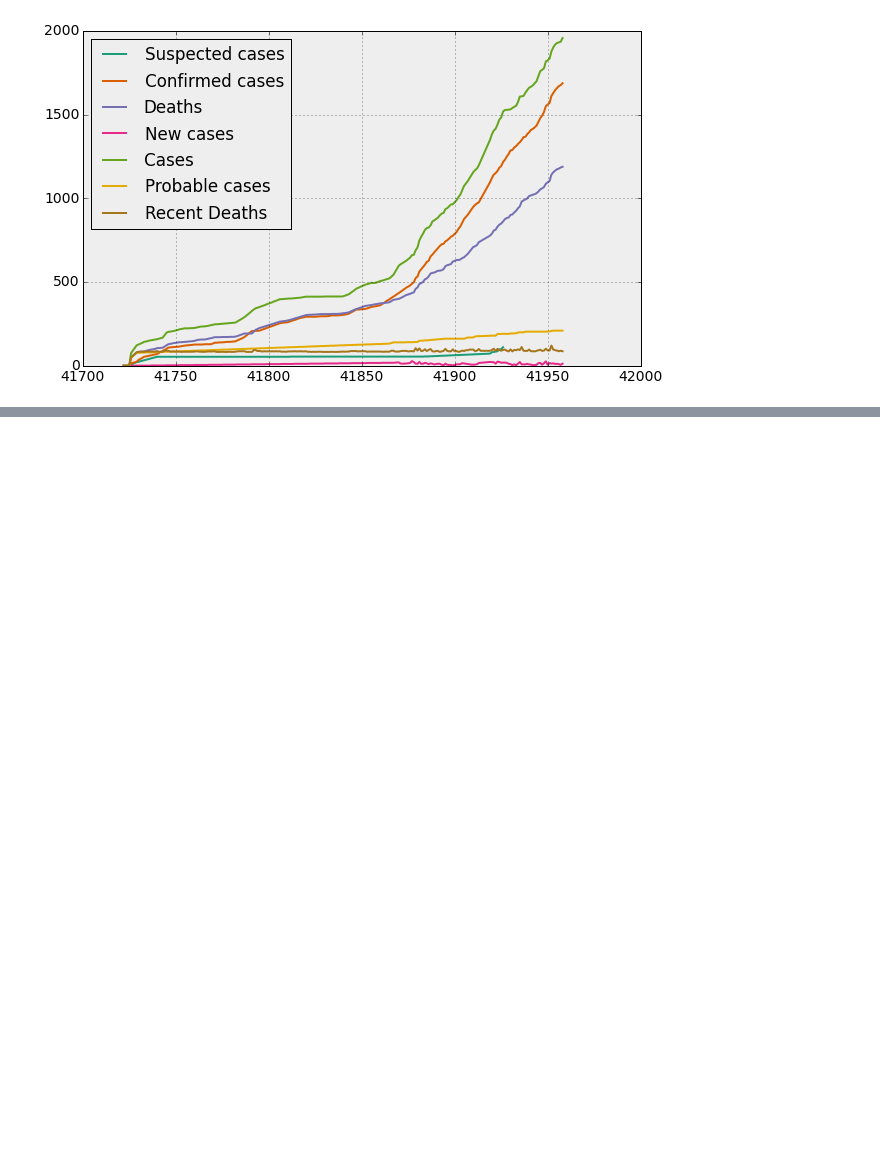
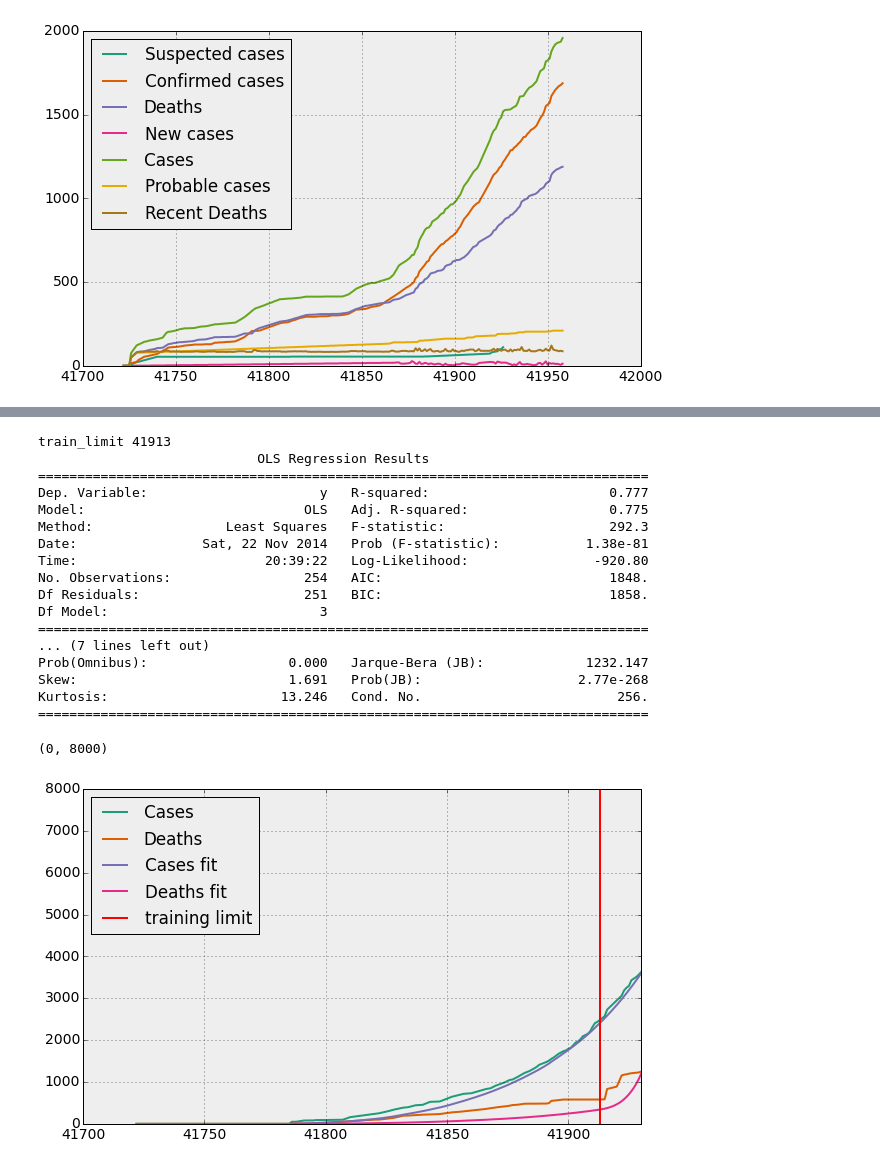
Before and after one commit to gsabran/data-science-project, a Jupyter notebook: code/timeseries.ipynb, the cells around one changed output, grey strips where cells are left out. Drawn from its saved outputs; the diff is of its cells as text; code cells hidden in the pictures; blank space fills up the shorter version.

```diff
--- a/code/timeseries.ipynb
+++ b/code/timeseries.ipynb
@@ -380,0 +375,25 @@ Kurtosis:                      18.131   Cond. No.                         23.1
+# %%
+country_code, sdr_id = 'SL', 0
+plot_fit(country_code, sdr_id, train_limit='2014-10-01', days_after=0)
+plt.xlim(41700, 41930)
+plt.ylim(0, 8000)
+# %% [output]
+train_limit 41913
+                            OLS Regression Results
+==============================================================================
+Dep. Variable:                      y   R-squared:                       0.777
+Model:                            OLS   Adj. R-squared:                  0.775
+Method:                 Least Squares   F-statistic:                     292.3
+Date:                Sat, 22 Nov 2014   Prob (F-statistic):           1.38e-81
+Time:                        20:39:22   Log-Likelihood:                -920.80
+No. Observations:                 254   AIC:                             1848.
+Df Residuals:                     251   BIC:                             1858.
+Df Model:                           3
+==============================================================================
+... (7 lines left out)
+Prob(Omnibus):                  0.000   Jarque-Bera (JB):             1232.147
+Skew:                           1.691   Prob(JB):                    2.77e-268
+Kurtosis:                      13.246   Cond. No.                         256.
+==============================================================================
+(0, 8000)
+[figure, added]
```
Also changed, not shown: parts of 3 cells of this notebook, 1 other file.
